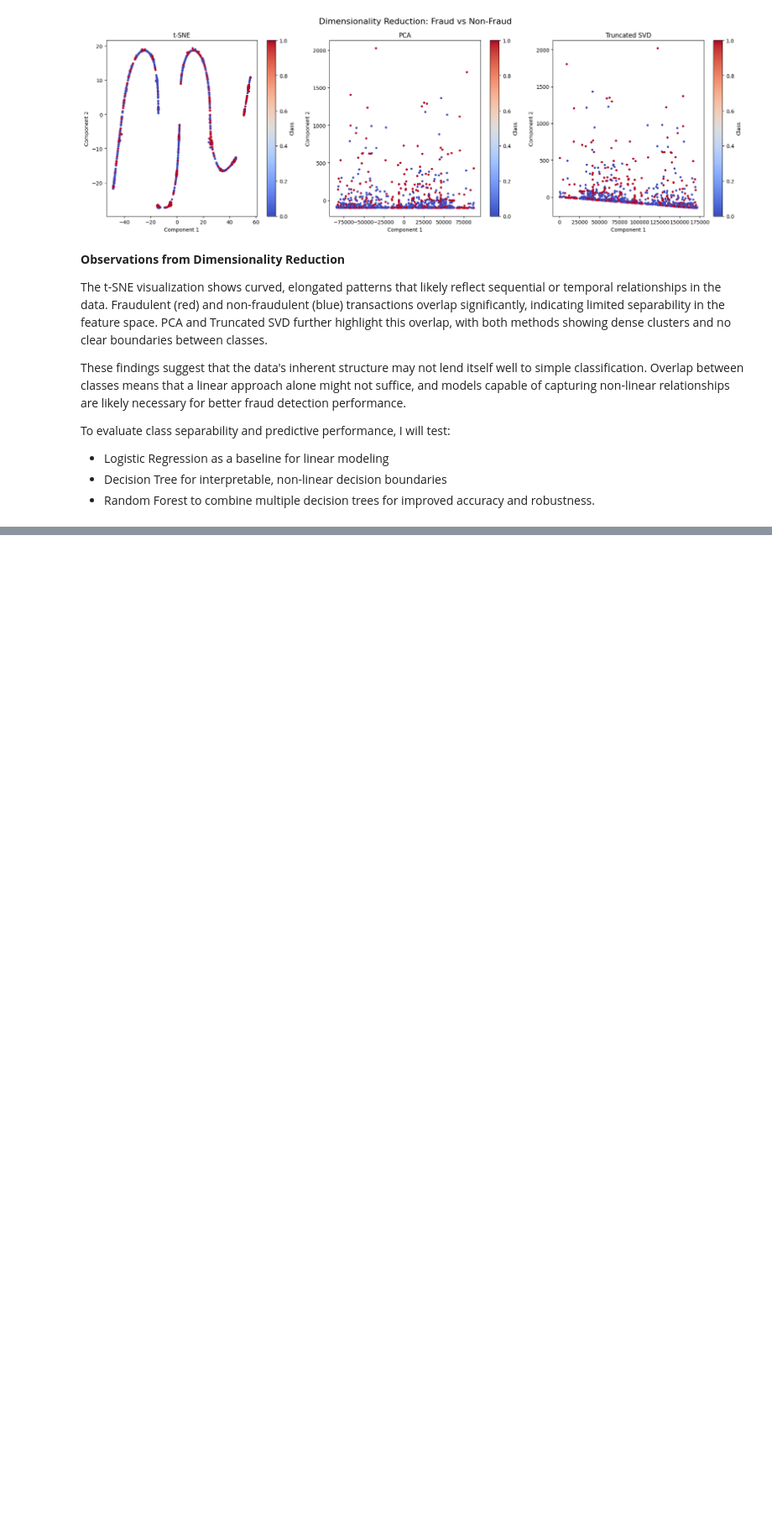
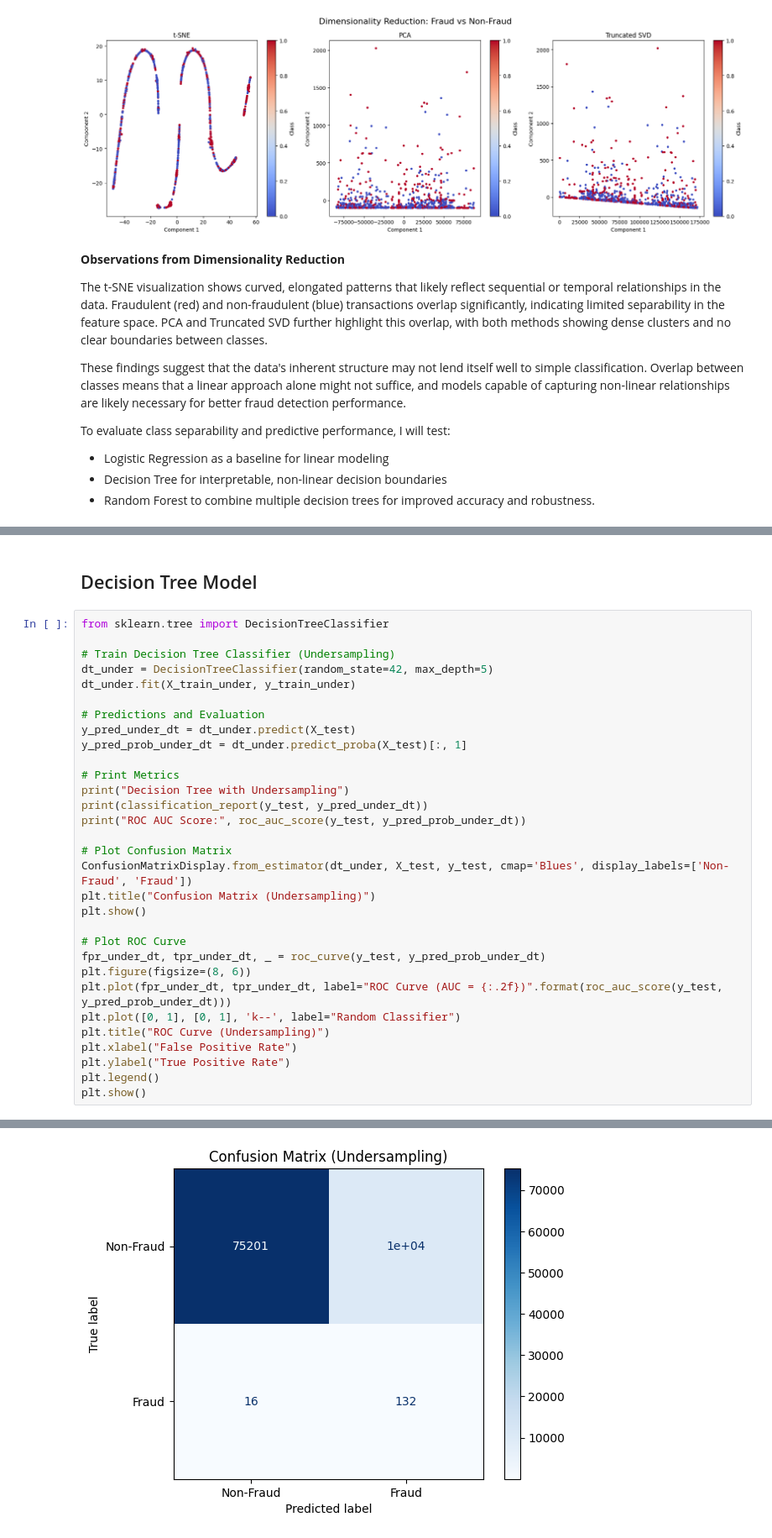
Before and after one commit to mattj2606/credit-card-fraud-detection, a Jupyter notebook: Fraud_Notebook.ipynb, the cells around one changed output, grey strips where cells are left out. Shown at 84% size. Drawn from its saved outputs; the diff is of its cells as text; blank space fills up the shorter version.

```diff
--- a/WIP.ipynb
+++ b/Fraud_Notebook.ipynb
@@ -701,0 +860,34 @@ To evaluate class separability and predictive performance, I will test:
+# %% [markdown]
+## Decision Tree Model
+# %%
+from sklearn.tree import DecisionTreeClassifier
+
+# Train Decision Tree Classifier (Undersampling)
+dt_under = DecisionTreeClassifier(random_state=42, max_depth=5)
+dt_under.fit(X_train_under, y_train_under)
+
+# Predictions and Evaluation
+y_pred_under_dt = dt_under.predict(X_test)
+y_pred_prob_under_dt = dt_under.predict_proba(X_test)[:, 1]
+
+# Print Metrics
+print("Decision Tree with Undersampling")
+print(classification_report(y_test, y_pred_under_dt))
+print("ROC AUC Score:", roc_auc_score(y_test, y_pred_prob_under_dt))
+
+# Plot Confusion Matrix
+ConfusionMatrixDisplay.from_estimator(dt_under, X_test, y_test, cmap='Blues', display_labels=['Non-Fraud', 'Fraud'])
+plt.title("Confusion Matrix (Undersampling)")
+plt.show()
+
+# Plot ROC Curve
+fpr_under_dt, tpr_under_dt, _ = roc_curve(y_test, y_pred_prob_under_dt)
+plt.figure(figsize=(8, 6))
+plt.plot(fpr_under_dt, tpr_under_dt, label="ROC Curve (AUC = {:.2f})".format(roc_auc_score(y_test, y_pred_prob_under_dt)))
+plt.plot([0, 1], [0, 1], 'k--', label="Random Classifier")
+plt.title("ROC Curve (Undersampling)")
+plt.xlabel("False Positive Rate")
+plt.ylabel("True Positive Rate")
+plt.legend()
+plt.show()
+# %% [output]
@@ -701,0 +905 @@ To evaluate class separability and predictive performance, I will test:
+[figure, added]
```
Also changed, not shown: parts of 19 cells of this notebook, 5 other files.
